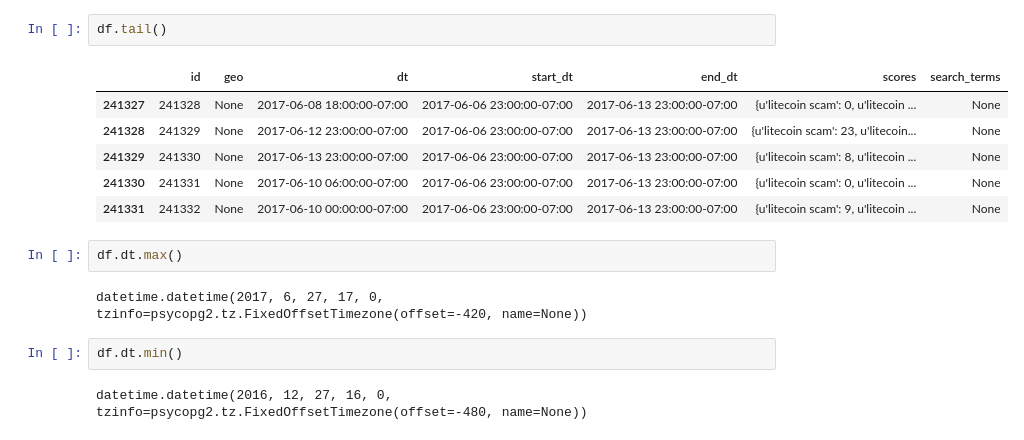
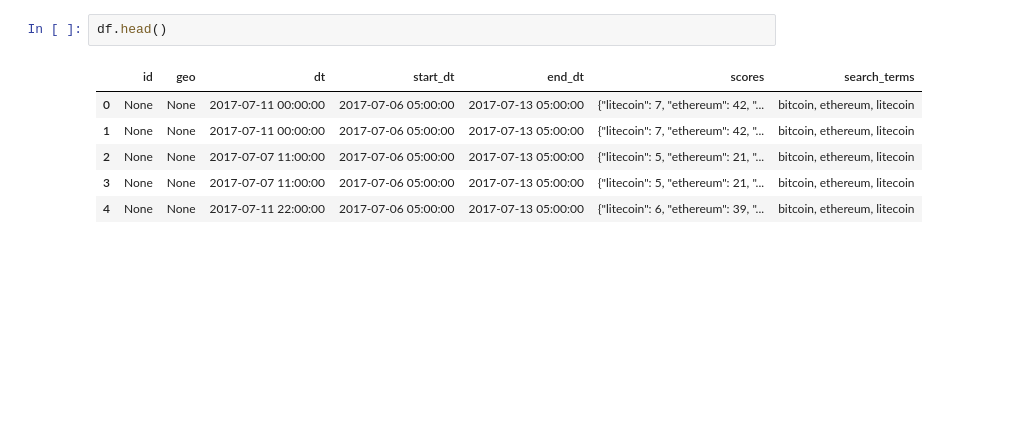
Before and after one commit to RAvdek/money_squirrel, a Jupyter notebook: money_squirrel/adhoc/trends_first_look.ipynb, the cells around one changed output. Drawn from its saved outputs; the diff is of its cells as text; blank space fills up the shorter version.

```diff
--- a/money_squirrel/adhoc/trends_first_look.ipynb
+++ b/money_squirrel/adhoc/trends_first_look.ipynb
@@ -38,17 +38,9 @@ df.shape
 # %%
-df.tail()
+df.head()
 # %% [output]
 |  | id | geo | dt | start_dt | end_dt | scores | search_terms |
-| 241327 | 241328 | None | 2017-06-08 18:00:00-07:00 | 2017-06-06 23:00:00-07:00 | 2017-06-13 23:00:00-07:00 | {u'litecoin scam': 0, u'litecoin ... | None |
-| 241328 | 241329 | None | 2017-06-12 23:00:00-07:00 | 2017-06-06 23:00:00-07:00 | 2017-06-13 23:00:00-07:00 | {u'litecoin scam': 23, u'litecoin... | None |
-| 241329 | 241330 | None | 2017-06-13 23:00:00-07:00 | 2017-06-06 23:00:00-07:00 | 2017-06-13 23:00:00-07:00 | {u'litecoin scam': 8, u'litecoin ... | None |
-| 241330 | 241331 | None | 2017-06-10 06:00:00-07:00 | 2017-06-06 23:00:00-07:00 | 2017-06-13 23:00:00-07:00 | {u'litecoin scam': 0, u'litecoin ... | None |
-| 241331 | 241332 | None | 2017-06-10 00:00:00-07:00 | 2017-06-06 23:00:00-07:00 | 2017-06-13 23:00:00-07:00 | {u'litecoin scam': 9, u'litecoin ... | None |
+| 0 | None | None | 2017-07-11 00:00:00 | 2017-07-06 05:00:00 | 2017-07-13 05:00:00 | {"litecoin": 7, "ethereum": 42, "... | bitcoin, ethereum, litecoin |
+| 1 | None | None | 2017-07-11 00:00:00 | 2017-07-06 05:00:00 | 2017-07-13 05:00:00 | {"litecoin": 7, "ethereum": 42, "... | bitcoin, ethereum, litecoin |
+| 2 | None | None | 2017-07-07 11:00:00 | 2017-07-06 05:00:00 | 2017-07-13 05:00:00 | {"litecoin": 5, "ethereum": 21, "... | bitcoin, ethereum, litecoin |
+| 3 | None | None | 2017-07-07 11:00:00 | 2017-07-06 05:00:00 | 2017-07-13 05:00:00 | {"litecoin": 5, "ethereum": 21, "... | bitcoin, ethereum, litecoin |
+| 4 | None | None | 2017-07-11 22:00:00 | 2017-07-06 05:00:00 | 2017-07-13 05:00:00 | {"litecoin": 6, "ethereum": 39, "... | bitcoin, ethereum, litecoin |
-# %%
-df.dt.max()
-# %% [output]
-datetime.datetime(2017, 6, 27, 17, 0, tzinfo=psycopg2.tz.FixedOffsetTimezone(offset=-420, name=None))
-# %%
-df.dt.min()
-# %% [output]
-datetime.datetime(2016, 12, 27, 16, 0, tzinfo=psycopg2.tz.FixedOffsetTimezone(offset=-480, name=None))
```
Also changed, not shown: parts of 14 cells of this notebook, 8 other files.
